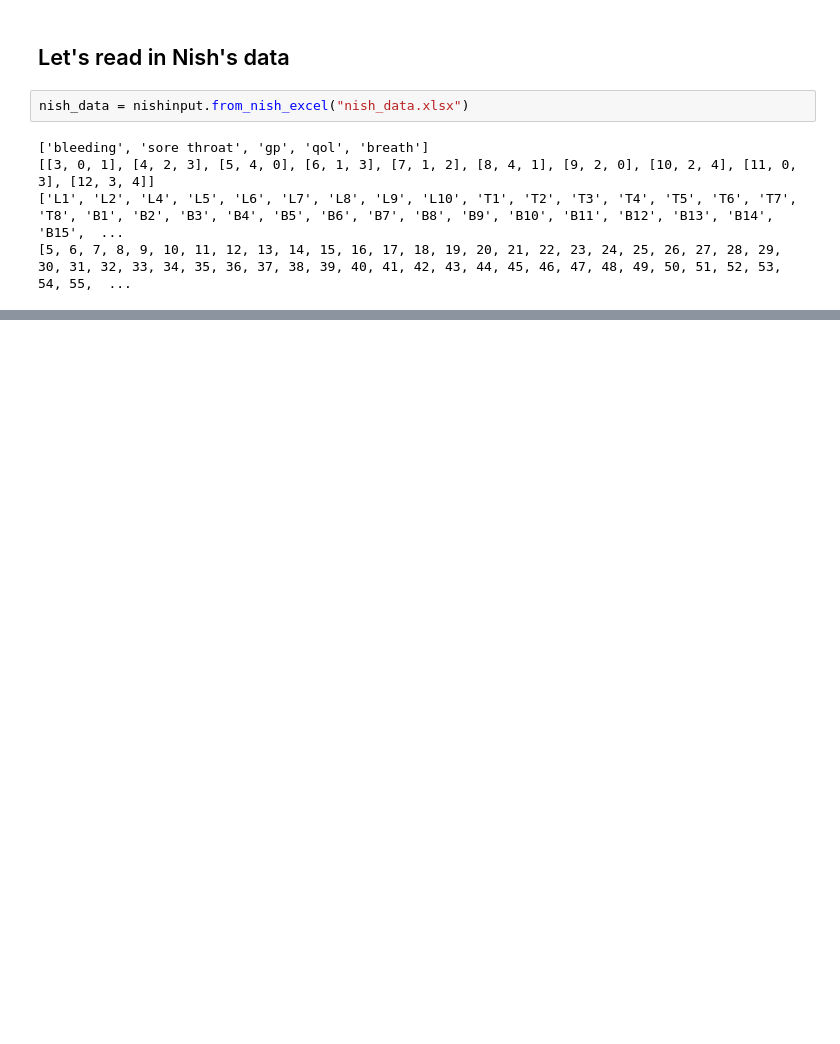
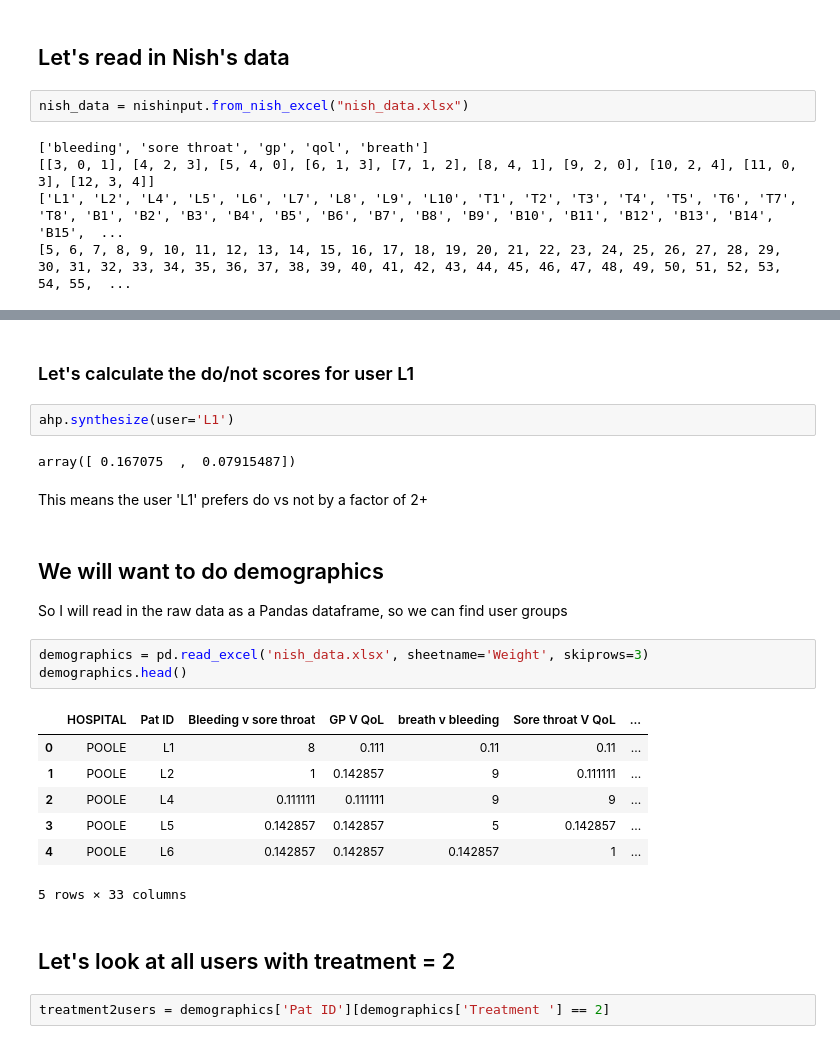
Before and after one commit to isahp/youth-session, a Jupyter notebook: DevAHP/Notebooks/Nischay/FirstAnalysis.ipynb, the cells around one changed output, grey strips where cells are left out. Cells and saved outputs as stored; diff of their text form; blank space fills up the shorter version.

```diff
--- a/DevAHP/Notebooks/Nischay/FirstAnalysis.ipynb
+++ b/DevAHP/Notebooks/Nischay/FirstAnalysis.ipynb
@@ -26,0 +38,26 @@ nish_da
+# %% [markdown]
+### Let's calculate the do/not scores for user L1
+# %%
+ahp.synthesize(user='L1')
+# %% [output]
+array([ 0.167075  ,  0.07915487])
+# %% [markdown]
+This means the user 'L1' prefers do vs not by a factor of 2+
+# %% [markdown]
+## We will want to do demographics
+So I will read in the raw data as a Pandas dataframe, so we can find user groups
+# %%
+demographics = pd.read_excel('nish_data.xlsx', sheetname='Weight', skiprows=3)
+demographics.head()
+# %% [output]
+|  | HOSPITAL | Pat ID | Bleeding v sore throat | GP V QoL | breath v bleeding | Sore throat V QoL | ... |
+| 0 | POOLE | L1 | 8 | 0.111 | 0.11 | 0.11 | ... |
+| 1 | POOLE | L2 | 1 | 0.142857 | 9 | 0.111111 | ... |
+| 2 | POOLE | L4 | 0.111111 | 0.111111 | 9 | 9 | ... |
+| 3 | POOLE | L5 | 0.142857 | 0.142857 | 5 | 0.142857 | ... |
+| 4 | POOLE | L6 | 0.142857 | 0.142857 | 0.142857 | 1 | ... |
+5 rows × 33 columns
+# %% [markdown]
+## Let's look at all users with treatment = 2
+# %%
+treatment2users = demographics['Pat ID'][demographics['Treatment '] == 2]
```
Also changed, not shown: parts of 9 cells of this notebook, 1 other file.
